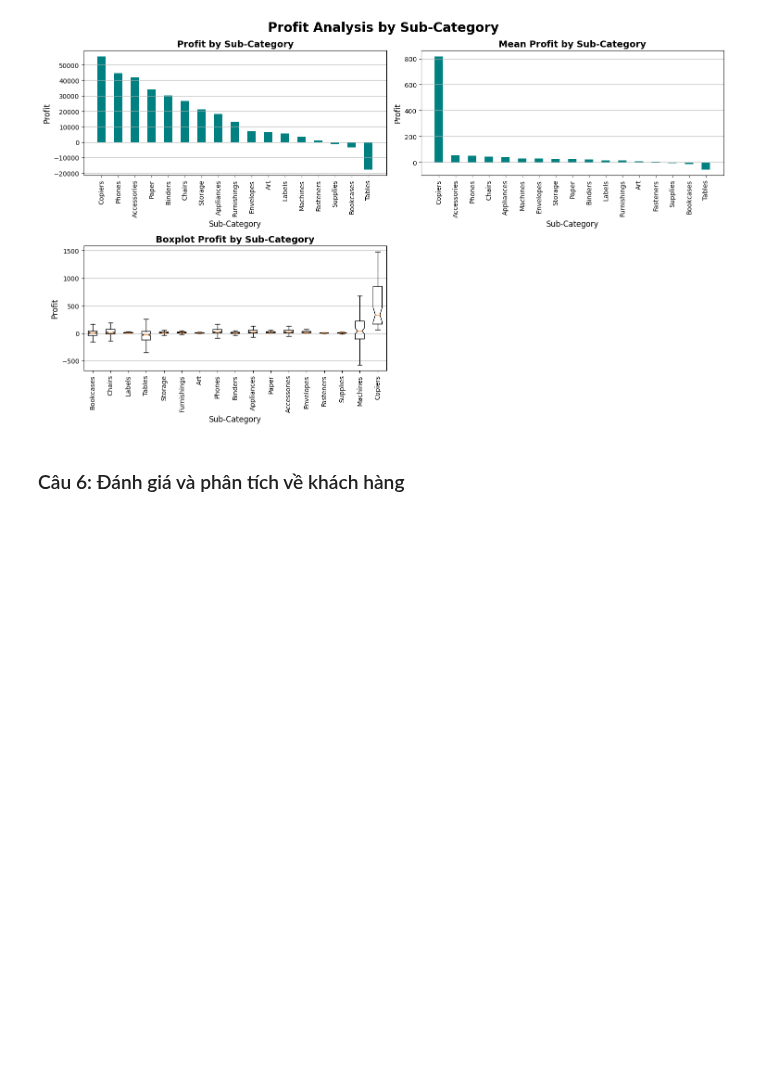
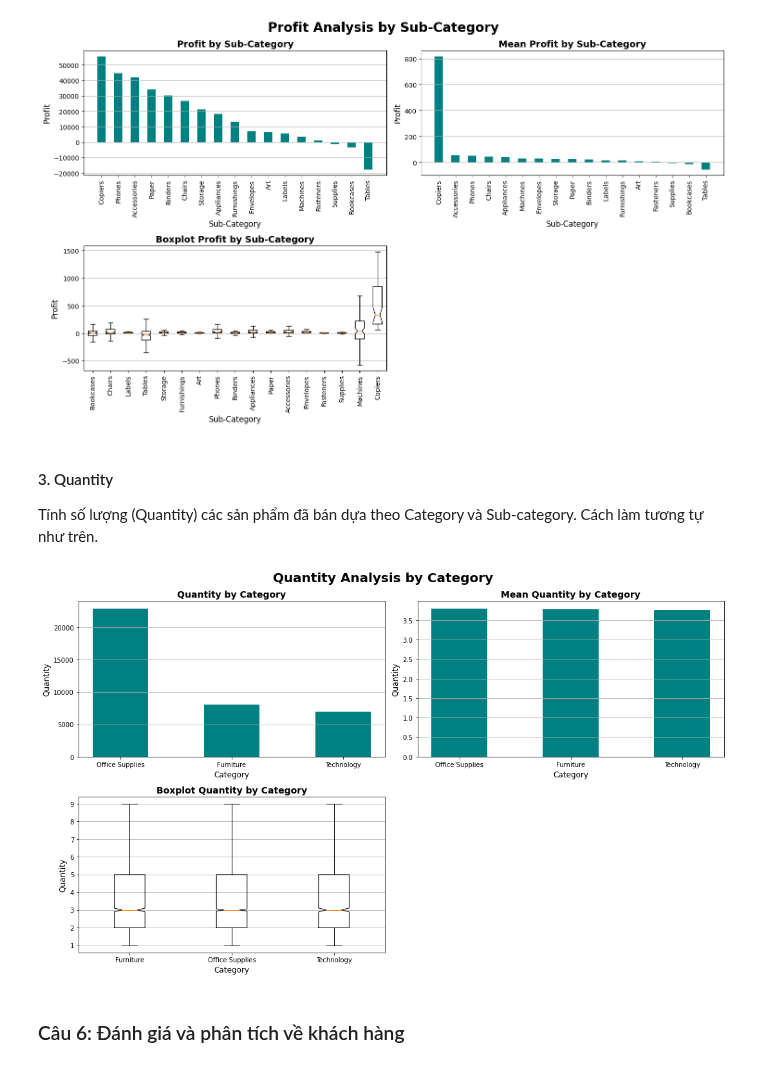
Before and after one commit to khangnl24112002/DataVisualization_Group02_Lab01, a Jupyter notebook: main.ipynb, the cells around one changed output. Cells and saved outputs as stored; diff of their text form; code cells hidden in the pictures; blank space fills up the shorter version.

Commit message:
Quantity analysis by Category

```diff
--- a/main.ipynb
+++ b/main.ipynb
@@ -409,6 +409,58 @@ plt.tight_layout()
 plt.show()
 # %% [output]
 [figure]
+# %% [markdown]
+#### 3. Quantity
+
+Tính số lượng (Quantity) các sản phẩm đã bán dựa theo Category và Sub-category. Cách làm tương tự như trên.
+# %%
+# Tính tổng giá trị Quantity theo Category
+# Gộp nhóm theo Category để tạo bảng tính tổng và lưu vào dataframe
+Quantity_per_category = df[['Category', 'Quantity']].groupby('Category').sum().reset_index()
+Quantity_per_category.sort_values(by='Quantity', ascending=False, inplace=True)
+
+# Tính giá trị trung bình sale theo Category và lưu vào dataframe
+mean_Quantity_per_category = df[['Category', 'Quantity']].groupby('Category').mean().reset_index()
+mean_Quantity_per_category.sort_values(by='Quantity', ascending=False, inplace=True)
+
+# kết hợp biểu đồ
+fig, axs = plt.subplots(nrows=2, ncols=2, figsize=(15,9))
+fig.suptitle('Quantity Analysis by Category',fontweight='bold',fontsize=20)
+
+# Vẽ biểu đồ con 1
+axs[0, 0].bar(Quantity_per_category['Category'], Quantity_per_category['Quantity'], width=0.5, color='teal')
+axs[0, 0].set_title('Quantity by Category', fontsize=14, fontweight='bold')
+axs[0, 0].set_xlabel('Category', fontsize=12)
+axs[0, 0].set_ylabel('Quantity', fontsize=12)
+axs[0, 0].ticklabel_format(style='plain', axis='y')
+axs[0, 0].tick_params(axis='x', which='major', labelsize=10)
+axs[0, 0].grid(axis='y')
+
+# Vẽ biểu đồ con 2
+axs[0, 1].bar(mean_Quantity_per_category['Category'], mean_Quantity_per_category['Quantity'], width=0.5, color='teal')
+axs[0, 1].set_title('Mean Quantity by Category',fontsize=14, fontweight='bold')
+axs[0, 1].set_xlabel('Category', fontsize=12)
+axs[0, 1].set_ylabel('Quantity', fontsize=12)
+axs[0, 1].ticklabel_format(style='plain', axis='y')
+axs[0, 1].tick_params(axis='x', which='major', labelsize=10)
+axs[0, 1].grid(axis='y')
+
+# Vẽ biểu đồ con 3
+axs[1, 0].boxplot([df[df['Category'] == category]['Quantity'] for category in df['Category'].unique()], notch=True, showfliers=False)
+axs[1, 0].set_title('Boxplot Quantity by Category', fontsize=14, fontweight='bold')
+axs[1, 0].set_xlabel('Category', fontsize=12)
+axs[1, 0].set_ylabel('Quantity', fontsize=12)
+axs[1, 0].ticklabel_format(style='plain', axis='y')
+axs[1, 0].set_xticklabels(df['Category'].unique())
+axs[1, 0].grid(axis='y')
+
+# Xoá biểu đồ góc [1, 1]
+axs[1, 1].remove()
+
+plt.tight_layout()
+plt.show()
+# %% [output]
+[figure, added]
 # %% [markdown]
 ### Câu 6: Đánh giá và phân tích về khách hàng
 # %% [markdown]
```
